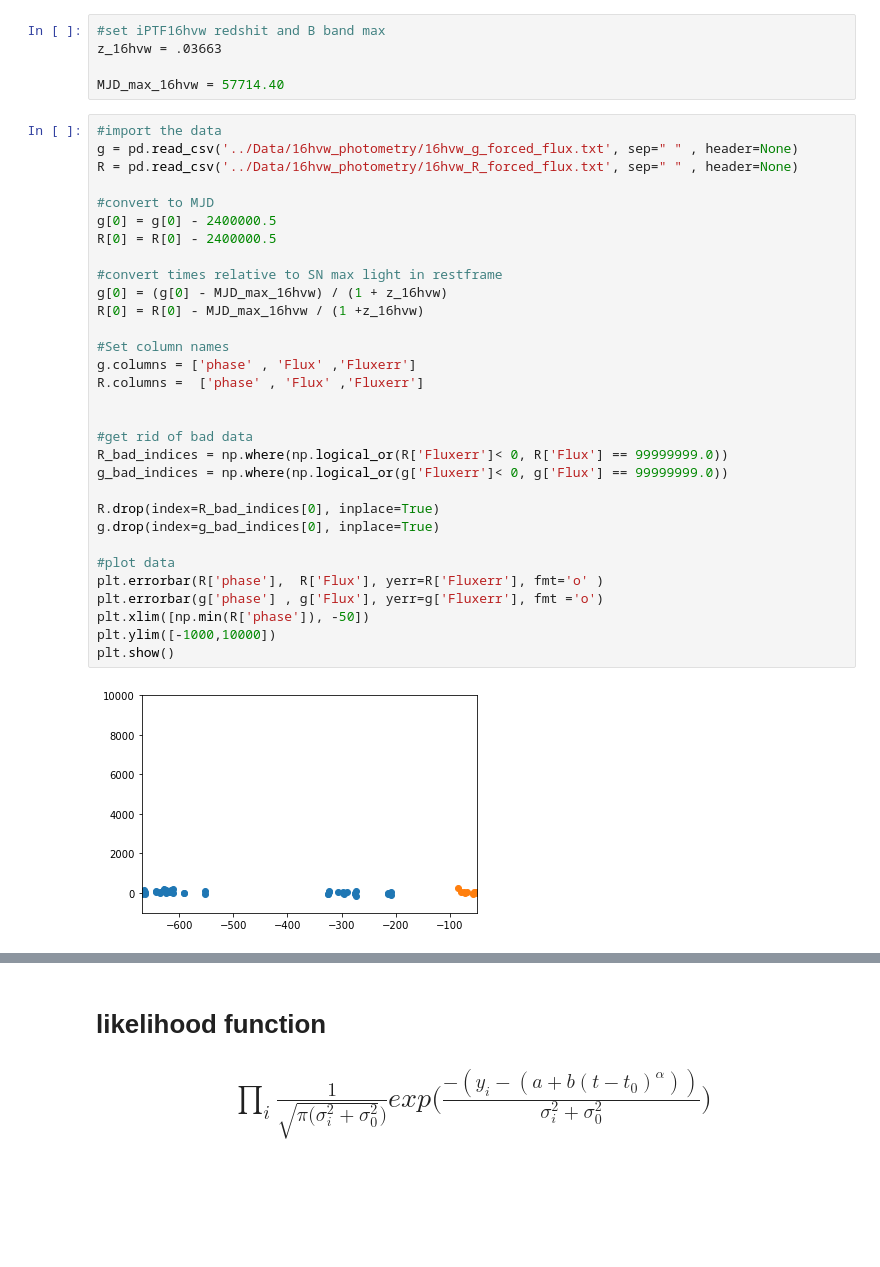
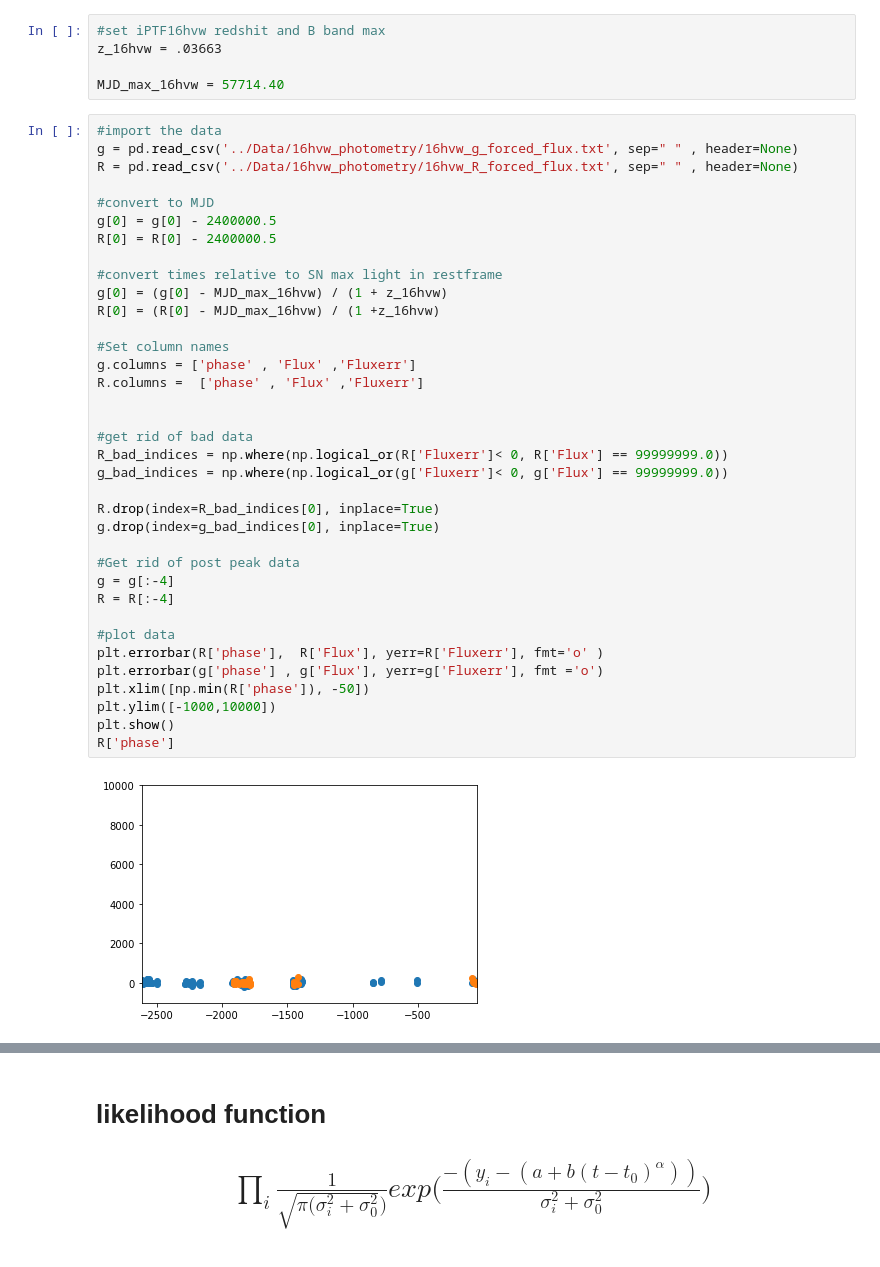
Before and after one commit to adamamiller/iptf16hvw-1, a Jupyter notebook: Early LC analysis - emcee.ipynb, the cells around one changed output, grey strips where cells are left out. Cells and saved outputs as stored; diff of their text form; blank space fills up the shorter version.

```diff
--- a/Early LC analysis - emcee.ipynb
+++ b/Early LC analysis - emcee.ipynb
@@ -14,32 +14,37 @@ MJD_max_16hvw = 57714.40
 #import the data
 g = pd.read_csv('../Data/16hvw_photometry/16hvw_g_forced_flux.txt', sep=" " , header=None)
 R = pd.read_csv('../Data/16hvw_photometry/16hvw_R_forced_flux.txt', sep=" " , header=None)
 
 #convert to MJD
 g[0] = g[0] - 2400000.5
 R[0] = R[0] - 2400000.5
 
 #convert times relative to SN max light in restframe
 g[0] = (g[0] - MJD_max_16hvw) / (1 + z_16hvw)
-R[0] = R[0] - MJD_max_16hvw / (1 +z_16hvw)
+R[0] = (R[0] - MJD_max_16hvw) / (1 +z_16hvw)
 
 #Set column names
 g.columns = ['phase' , 'Flux' ,'Fluxerr']
 R.columns =  ['phase' , 'Flux' ,'Fluxerr']
 
 
 #get rid of bad data
 R_bad_indices = np.where(np.logical_or(R['Fluxerr']< 0, R['Flux'] == 99999999.0))
 g_bad_indices = np.where(np.logical_or(g['Fluxerr']< 0, g['Flux'] == 99999999.0))
 
 R.drop(index=R_bad_indices[0], inplace=True)
 g.drop(index=g_bad_indices[0], inplace=True)
 
+#Get rid of post peak data
+g = g[:-4]
+R = R[:-4]
+
 #plot data
 plt.errorbar(R['phase'],  R['Flux'], yerr=R['Fluxerr'], fmt='o' )
 plt.errorbar(g['phase'] , g['Flux'], yerr=g['Fluxerr'], fmt ='o')
 plt.xlim([np.min(R['phase']), -50])
 plt.ylim([-1000,10000])
 plt.show()
+R['phase']
 # %% [output]
-[figure, old version]
+[figure, new version]
```
Also changed, not shown: parts of 13 cells of this notebook.
